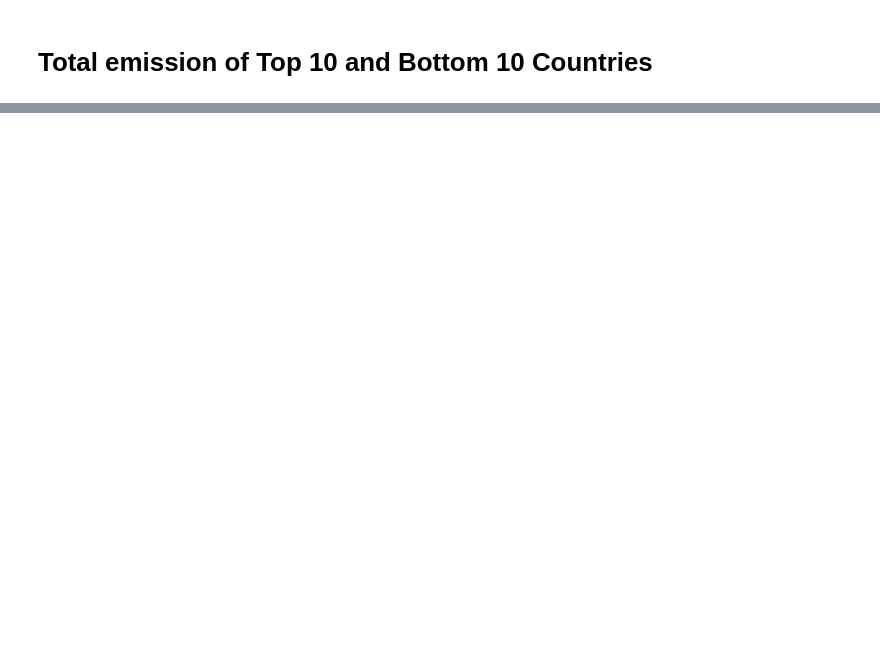
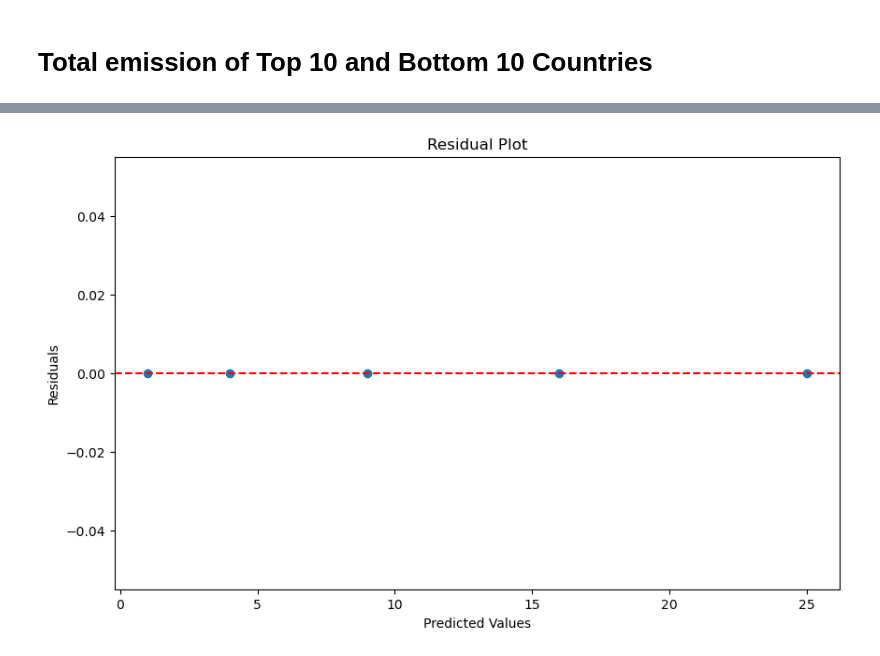
Before and after one commit to mdangirwa/Group-2-Team, a Jupyter notebook: New MD own .ipynb, the cells around one changed output, grey strips where cells are left out. Cells and saved outputs as stored; diff of their text form; code cells hidden in the pictures; blank space fills up the shorter version.

```diff
--- a/New MD own .ipynb
+++ b/New MD own .ipynb
@@ -194,0 +254,31 @@ plt.show()
+# %%
+# Decision Tree Regression Example: to test your data and perform residual analysis.
+
+import numpy as np
+import matplotlib.pyplot as plt
+from sklearn.tree import DecisionTreeRegressor
+
+# Example data
+X = np.array([[1], [2], [3], [4], [5]])
+y = np.array([1, 4, 9, 16, 25])
+
+# Create and fit the model
+model = DecisionTreeRegressor()
+model.fit(X, y)
+
+# Predictions
+predicted_values = model.predict(X)
+
+# Calculate residuals
+residuals = y - predicted_values
+
+# Plotting residuals
+plt.figure(figsize=(10, 6))
+plt.scatter(predicted_values, residuals)
+plt.axhline(y=0, color='r', linestyle='--')
+plt.title('Residual Plot')
+plt.xlabel('Predicted Values')
+plt.ylabel('Residuals')
+plt.show()
+# %% [output]
+[figure, added]
```
Also changed, not shown: parts of 9 cells of this notebook.
